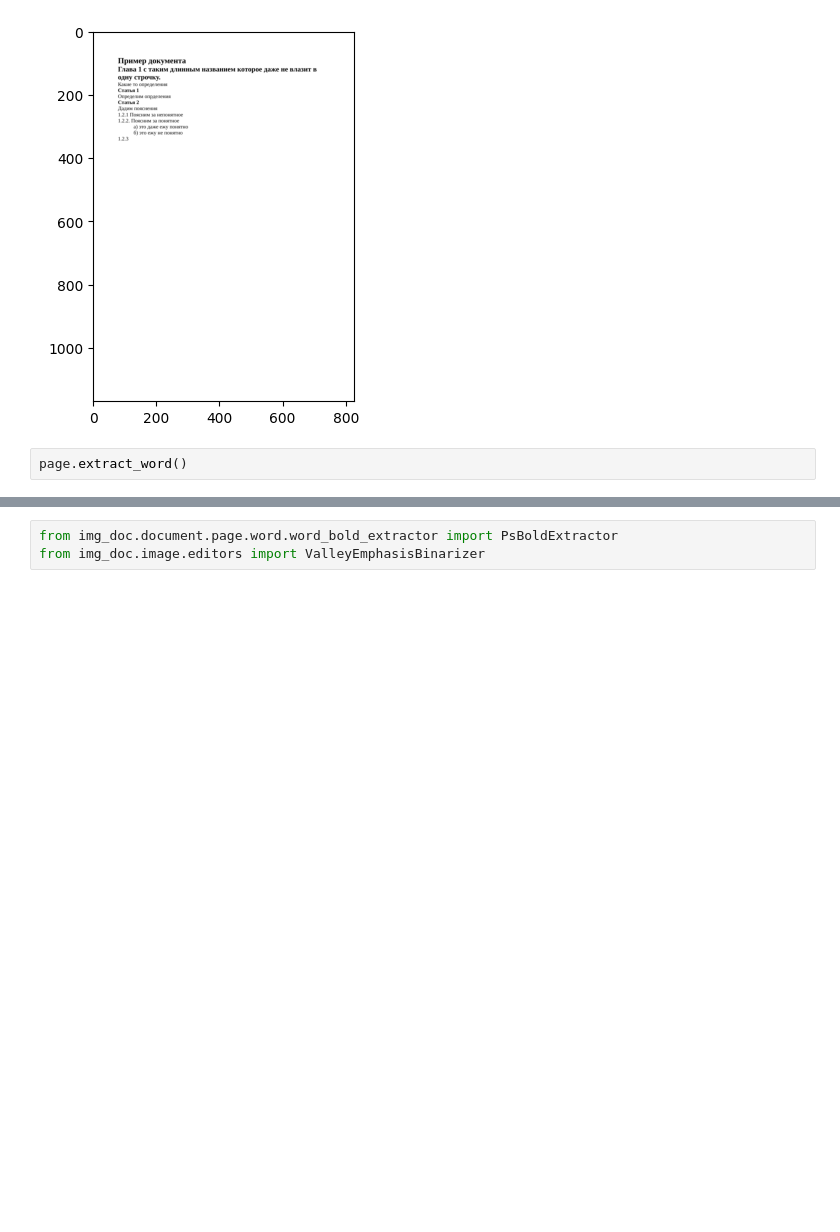
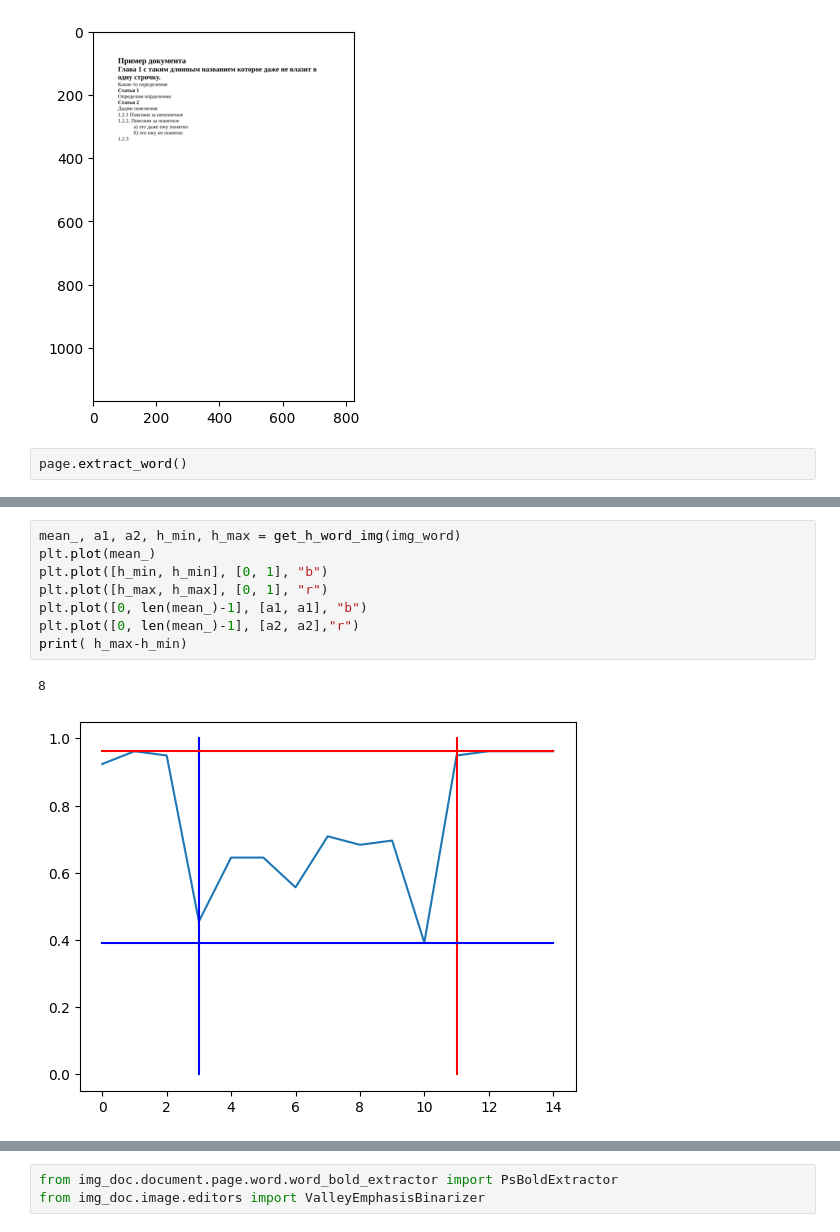
Before and after one commit to Dann38/layout_highlighter, a Jupyter notebook: imgDoc/examples/08-bold-text.ipynb, the cells around one changed output, grey strips where cells are left out. Cells and saved outputs as stored; diff of their text form; blank space fills up the shorter version.

```diff
--- a/imgDoc/examples/08-bold-text.ipynb
+++ b/imgDoc/examples/08-bold-text.ipynb
@@ -24,0 +122,11 @@ page.extract_word()
+# %%
+mean_, a1, a2, h_min, h_max = get_h_word_img(img_word)
+plt.plot(mean_)
+plt.plot([h_min, h_min], [0, 1], "b")
+plt.plot([h_max, h_max], [0, 1], "r")
+plt.plot([0, len(mean_)-1], [a1, a1], "b")
+plt.plot([0, len(mean_)-1], [a2, a2],"r")
+print( h_max-h_min)
+# %% [output]
+8
+[figure, added]
```
Also changed, not shown: parts of 7 cells of this notebook, 11 other files.
